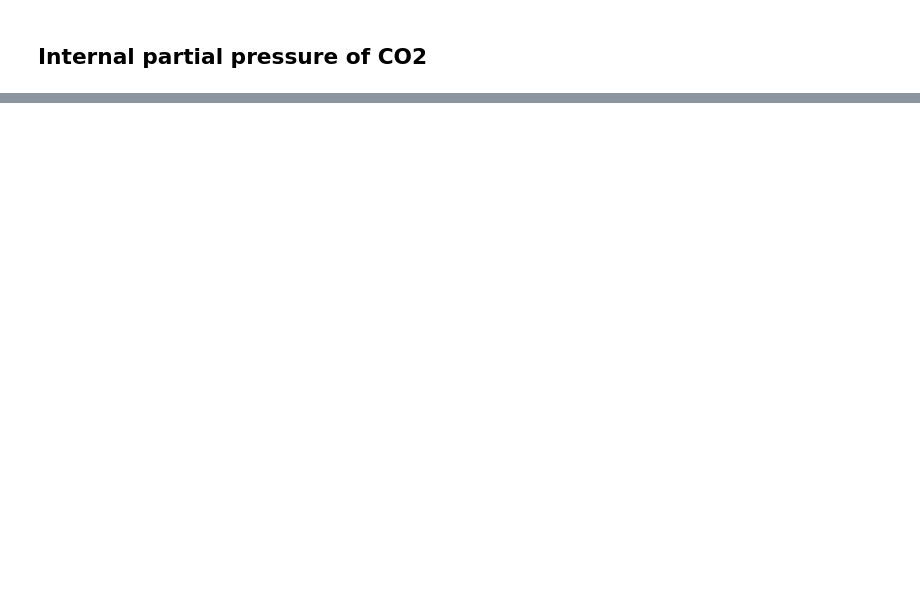
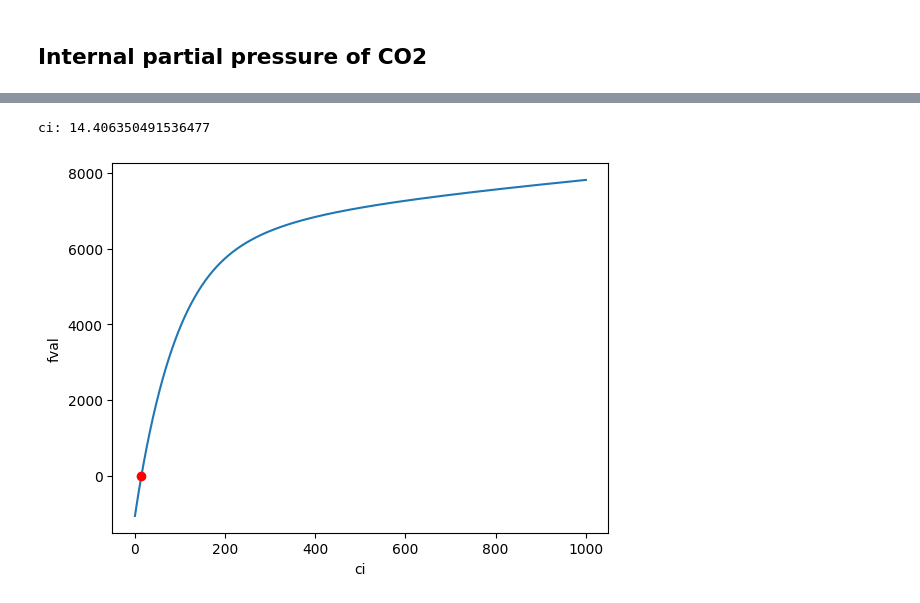
Before and after one commit to anthony-zhou/climate_code_conversion, a Jupyter notebook: examples/photosynthesis/photosynthesis.ipynb, the cells around one changed output, grey strips where cells are left out. Drawn from its saved outputs; the diff is of its cells as text; code cells hidden in the pictures; blank space fills up the shorter version.

```diff
--- a/examples/photosynthesis/photosynthesis.ipynb
+++ b/examples/photosynthesis/photosynthesis.ipynb
@@ -175,0 +166,30 @@ Net photosynthesis: 23.579687166547284 umol CO2 /m^2/s
+# %%
+# Fix PAR_z and find optimal ci
+par_z = 500
+je = electron_transport_rate(par_z)
+
+# Use scipy to find the root of ci_func
+from scipy.optimize import root_scalar
+import functools
+
+o2_compensation_point = 50 # initial guess for the root
+
+f = functools.partial(ci_func, je=je)
+g = lambda x: f(x)[2]
+sol = root_scalar(g, bracket=[0, 1000], method='brentq')
+
+ci = sol.root
+
+# Graph fval vs ci
+x = np.linspace(0, 1000, 1000)
+y = [g(ci) for ci in x]
+
+plt.plot(x, y)
+plt.xlabel('ci')
+plt.ylabel('fval')
+plt.plot(ci, 0, 'ro')
+print(f"ci: {ci}")
+plt.show()
+# %% [output]
+ci: 14.406350491536477
+[figure, added]
```
Also changed, not shown: parts of 6 cells of this notebook.
